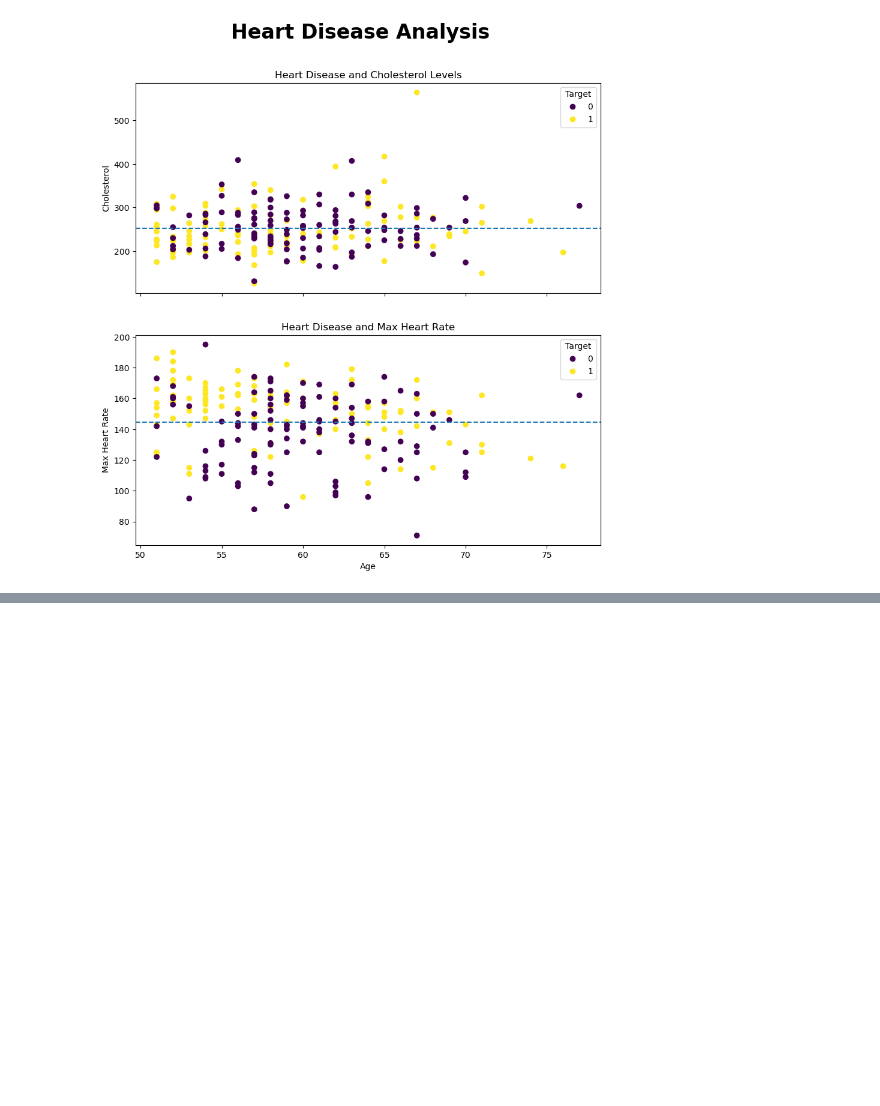
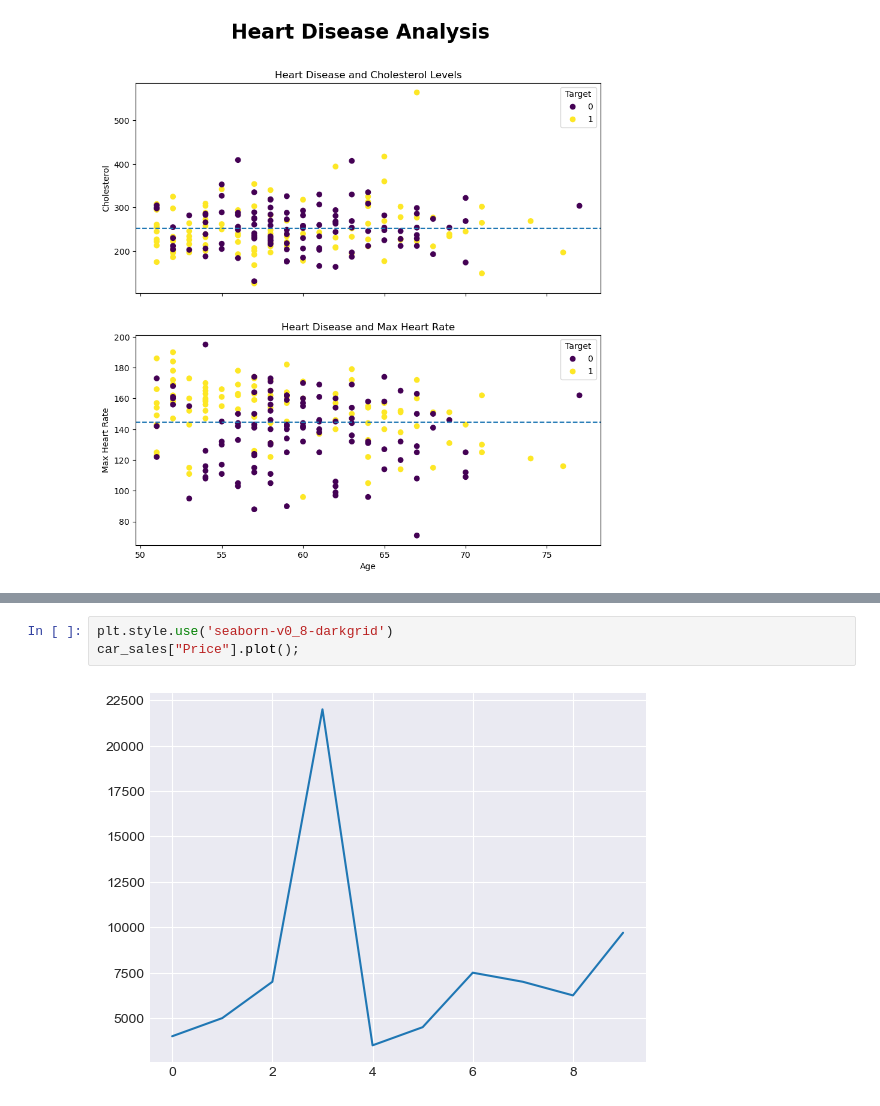
Before and after one commit to judgemongcal/ztm-machine-learning-course, a Jupyter notebook: intro-to-matplotlib.ipynb, the cells around one changed output, grey strips where cells are left out. Saved outputs shown, nothing was run; the diff lists cells and outputs as text; blank space fills up the shorter version.

```diff
--- a/intro-to-matplotlib.ipynb
+++ b/intro-to-matplotlib.ipynb
@@ -500,0 +533,5 @@ fig.suptitle("Heart Disease Analysis", fontsize=24, fontweight="bold");
+# %%
+plt.style.use('seaborn-v0_8-darkgrid')
+car_sales["Price"].plot();
+# %% [output]
+[figure, added]
```
Also changed, not shown: parts of 8 cells of this notebook.
